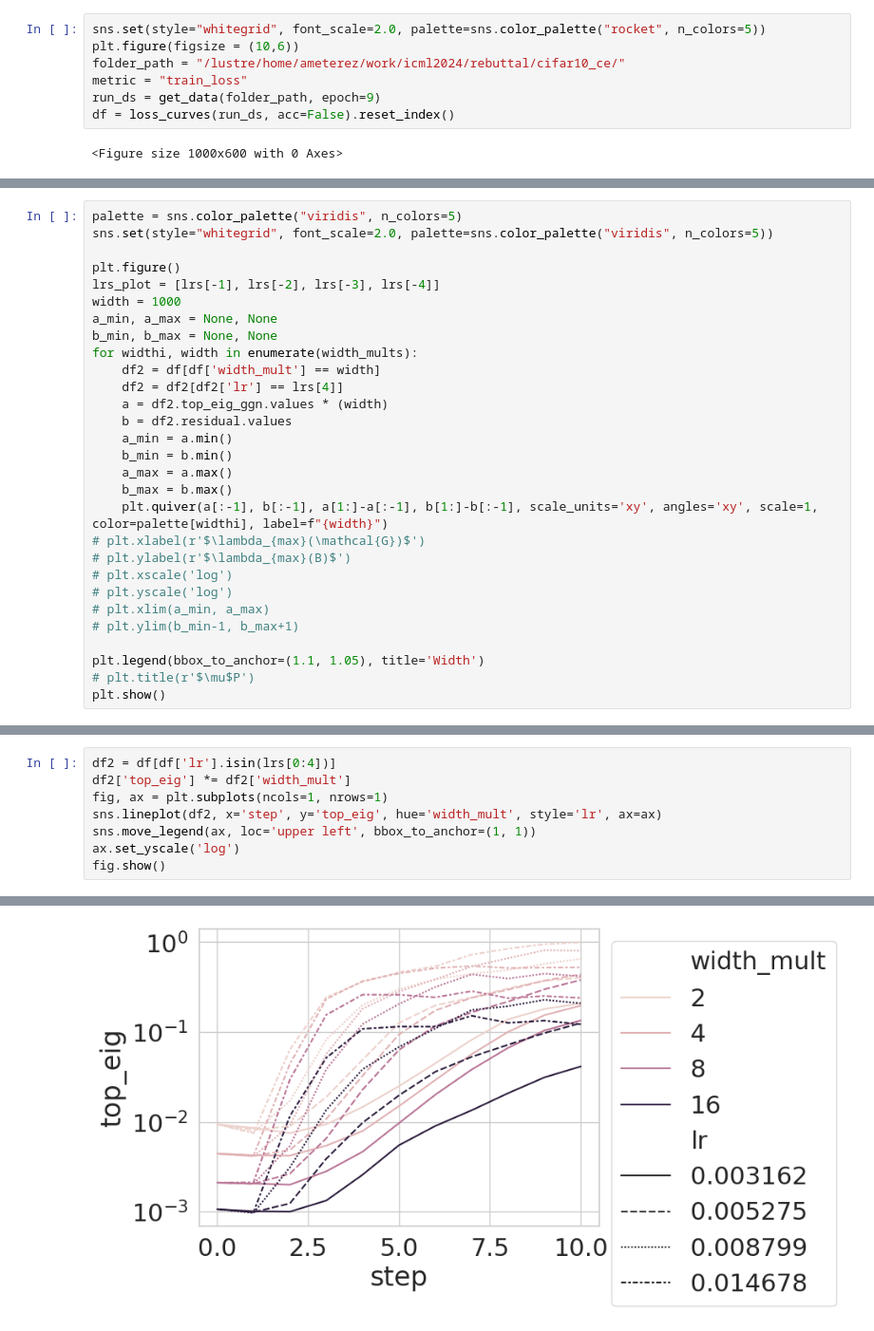
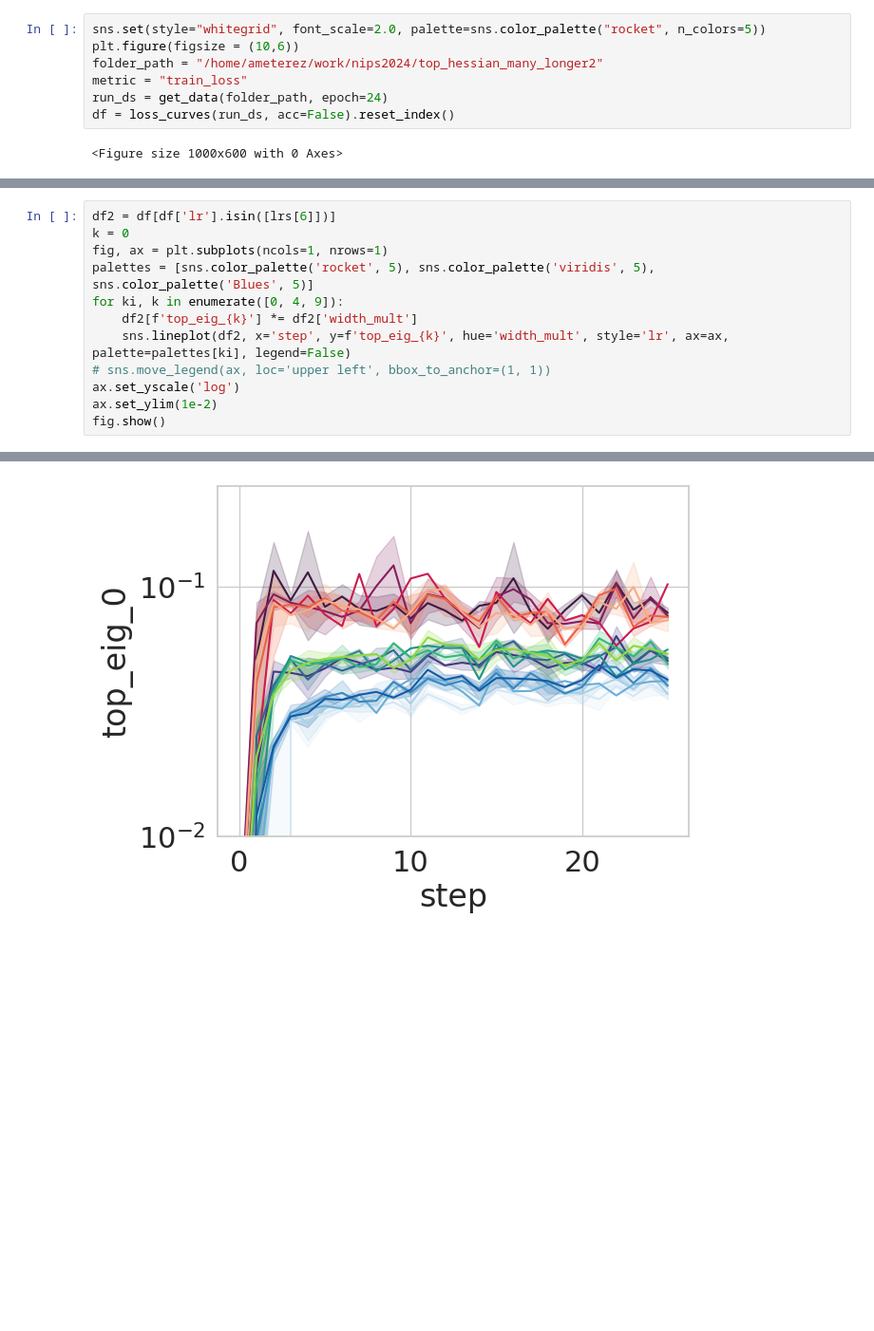
Before and after one commit to lorenzonoci/nn_large_depth_width_landscape, a Jupyter notebook: visualize.ipynb, the cells around one changed output, grey strips where cells are left out. Shown at 95% size. Cells and saved outputs as stored; diff of their text form; blank space fills up the shorter version.

```diff
--- a/visualize.ipynb
+++ b/visualize.ipynb
@@ -137,9 +148,9 @@ def get_metrics_df(run_ds, metric):
 # %%
 sns.set(style="whitegrid", font_scale=2.0, palette=sns.color_palette("rocket", n_colors=5))
 plt.figure(figsize = (10,6))
-folder_path = "/lustre/home/ameterez/work/icml2024/rebuttal/cifar10_ce/"
+folder_path = "/home/ameterez/work/nips2024/top_hessian_many_longer2"
 metric = "train_loss"
-run_ds = get_data(folder_path, epoch=9)
+run_ds = get_data(folder_path, epoch=24)
 df = loss_curves(run_ds, acc=False).reset_index()
 # %% [output]
 <Figure size 1000x600 with 0 Axes>
@@ -199,29 +170,0 @@ df
-# %%
-palette = sns.color_palette("viridis", n_colors=5)
-sns.set(style="whitegrid", font_scale=2.0, palette=sns.color_palette("viridis", n_colors=5))
-
-plt.figure()
-lrs_plot = [lrs[-1], lrs[-2], lrs[-3], lrs[-4]]
-width = 1000
-a_min, a_max = None, None
-b_min, b_max = None, None
-for widthi, width in enumerate(width_mults):
-    df2 = df[df['width_mult'] == width]
-    df2 = df2[df2['lr'] == lrs[4]]
-    a = df2.top_eig_ggn.values * (width)
-    b = df2.residual.values
-    a_min = a.min()
-    b_min = b.min()
-    a_max = a.max()
-    b_max = b.max()
-    plt.quiver(a[:-1], b[:-1], a[1:]-a[:-1], b[1:]-b[:-1], scale_units='xy', angles='xy', scale=1, color=palette[widthi], label=f"{width}")
-# plt.xlabel(r'$\lambda_{max}(\mathcal{G})$')
-# plt.ylabel(r'$\lambda_{max}(B)$')
-# plt.xscale('log')
-# plt.yscale('log')
-# plt.xlim(a_min, a_max)
-# plt.ylim(b_min-1, b_max+1)
-
-plt.legend(bbox_to_anchor=(1.1, 1.05), title='Width')
-# plt.title(r'$\mu$P')
-plt.show()
@@ -230,9 +171,13 @@ plt.show()
 # %%
-df2 = df[df['lr'].isin(lrs[0:4])]
-df2['top_eig'] *= df2['width_mult']
+df2 = df[df['lr'].isin([lrs[6]])]
+k = 0
 fig, ax = plt.subplots(ncols=1, nrows=1)
-sns.lineplot(df2, x='step', y='top_eig', hue='width_mult', style='lr', ax=ax)
-sns.move_legend(ax, loc='upper left', bbox_to_anchor=(1, 1))
+palettes = [sns.color_palette('rocket', 5), sns.color_palette('viridis', 5), sns.color_palette('Blues', 5)]
+for ki, k in enumerate([0, 4, 9]):
+    df2[f'top_eig_{k}'] *= df2['width_mult']
+    sns.lineplot(df2, x='step', y=f'top_eig_{k}', hue='width_mult', style='lr', ax=ax, palette=palettes[ki], legend=False)
+# sns.move_legend(ax, loc='upper left', bbox_to_anchor=(1, 1))
 ax.set_yscale('log')
+ax.set_ylim(1e-2)
 fig.show()
 # %% [output]
@@ -239 +199 @@ fig.show()
-[figure, old version]
+[figure, new version]
```
Also changed, not shown: parts of 8 cells of this notebook, 6 other files.
